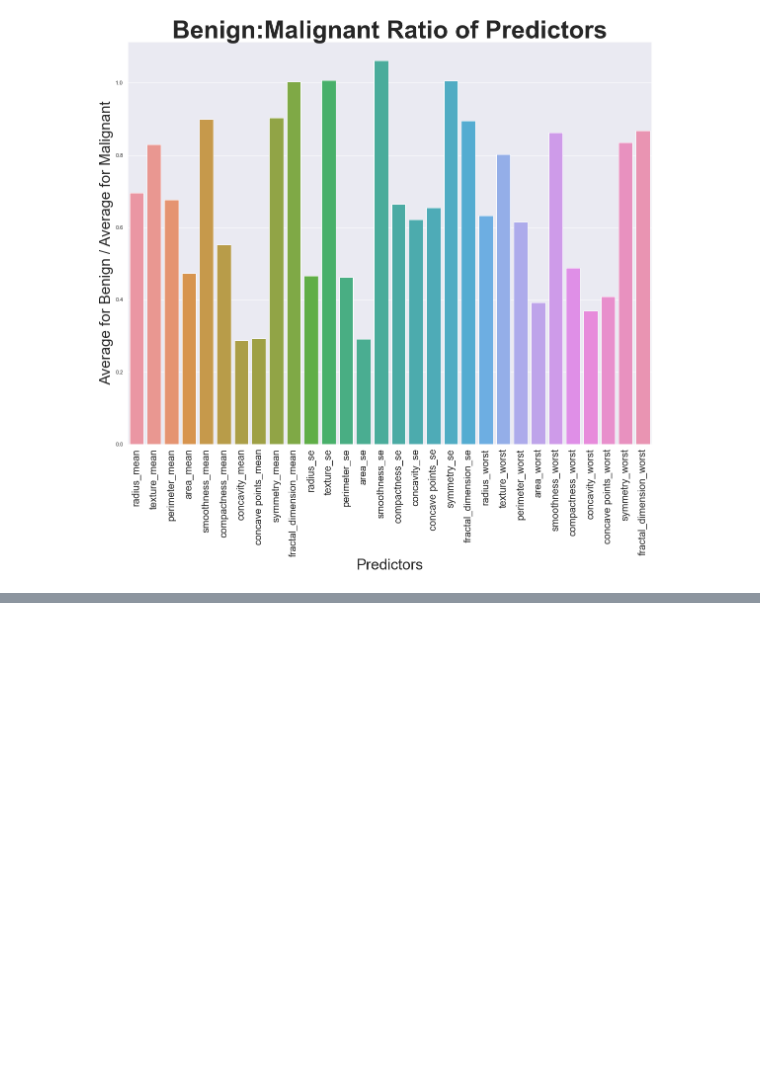
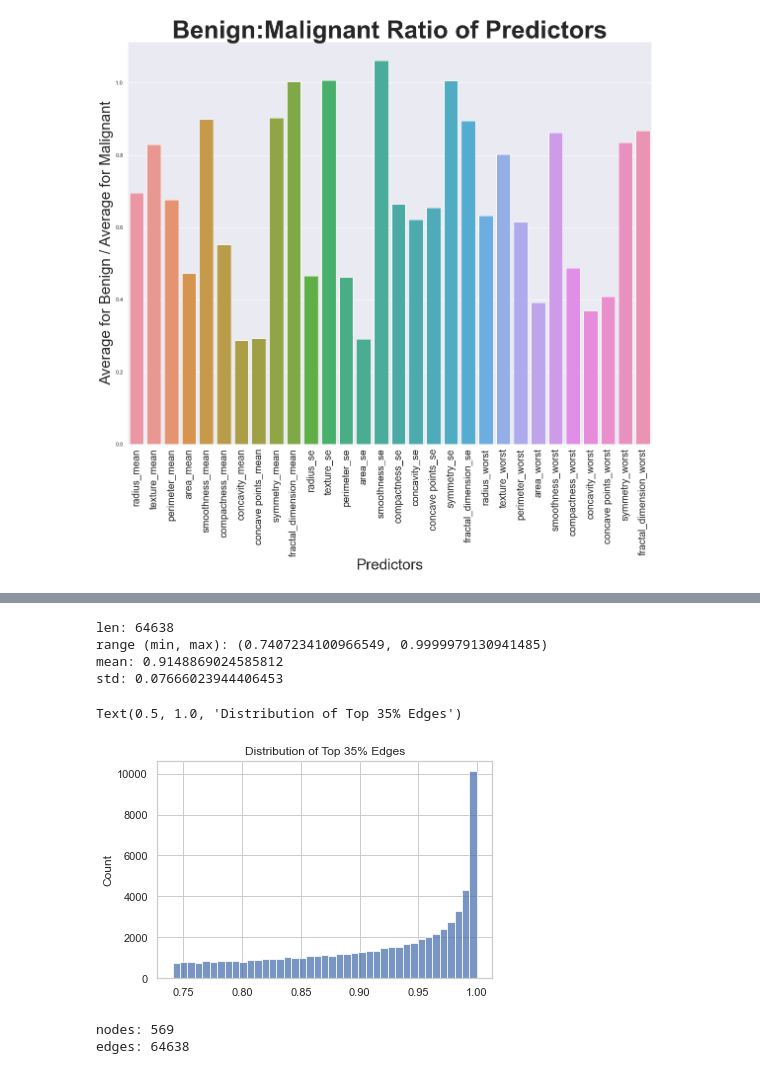
Before and after one commit to irsyadadam/156_GNN_FUSION, a Jupyter notebook: analysis.ipynb, the cells around one changed output, grey strips where cells are left out. Saved outputs shown, nothing was run; the diff lists cells and outputs as text; code cells hidden in the pictures; blank space fills up the shorter version.

```diff
--- a/analysis.ipynb
+++ b/analysis.ipynb
@@ -192,0 +282,27 @@ Epoch 50/50
+# %%
+TOP_edge_val = [attrs["weight"] for a, b, attrs in TOP_edges]
+print("len:", len(TOP_edge_val))
+
+print("range (min, max): (%s, %s)" % (min(TOP_edge_val), max(TOP_edge_val)))
+print("mean: %s" % (sum(TOP_edge_val) / len(TOP_edge_val)))
+print("std: %s" % np.array(TOP_edge_val).std())
+
+sns.set_style('whitegrid')
+sns.histplot(TOP_edge_val)
+plt.title("Distribution of Top 35% Edges")
+# %% [output]
+len: 64638
+range (min, max): (0.7407234100966549, 0.9999979130941485)
+mean: 0.9148869024585812
+std: 0.07666023944406453
+Text(0.5, 1.0, 'Distribution of Top 35% Edges')
+[figure, added]
+# %%
+#remove edges
+remove_edges = [i for i in ALL_edges if i not in TOP_edges]
+G.remove_edges_from(remove_edges)
+print("nodes:", len(G.nodes))
+print("edges:", len(G.edges))
+# %% [output]
+nodes: 569
+edges: 64638
```
Also changed, not shown: parts of 28 cells of this notebook.
